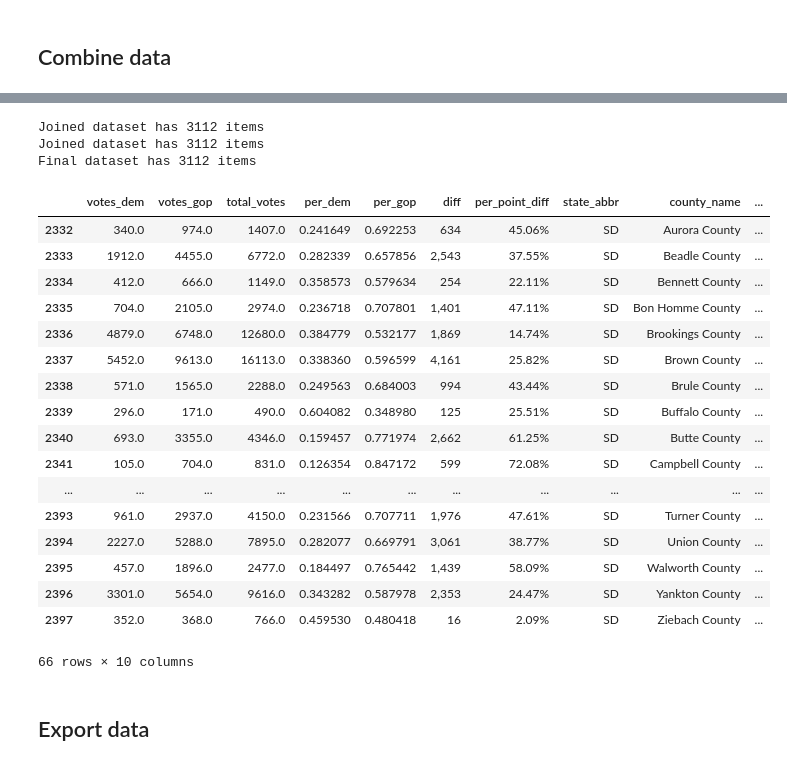
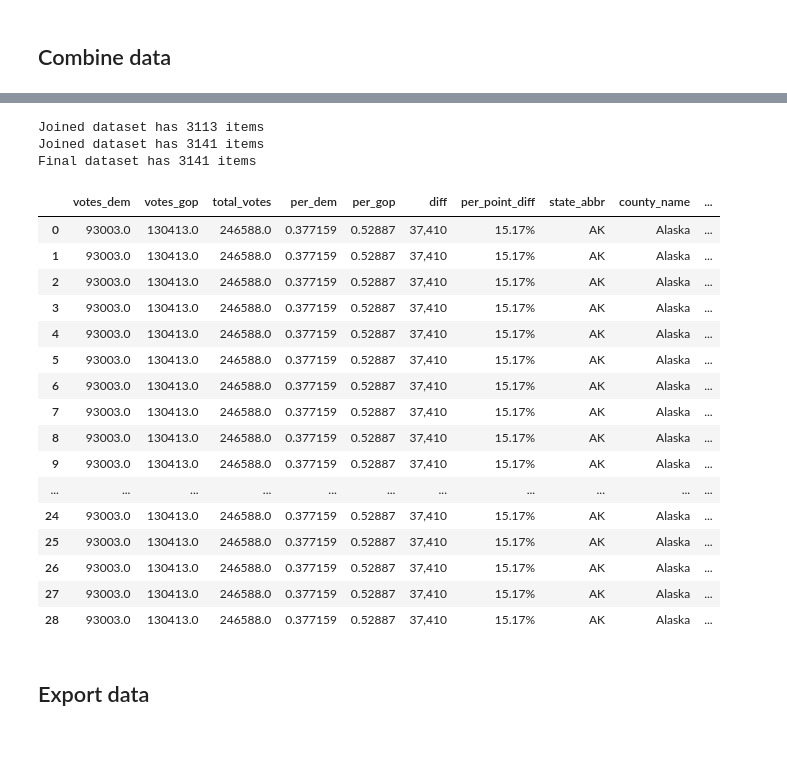
Before and after one commit to tonmcg/US_County_Level_Election_Results_08-20, a Jupyter notebook: 2016_US_County_Level_Presidential_Results.ipynb, the cells around one changed output, grey strips where cells are left out. Cells and saved outputs as stored; diff of their text form; code cells hidden in the pictures.

```diff
--- a/2016_US_County_Level_Presidential_Results.ipynb
+++ b/2016_US_County_Level_Presidential_Results.ipynb
@@ -165,5 +153,7 @@ census.head()
 | 4 | AL | 01 | 009 | Blount County | H1 |
 # %%
 # view by state
-census[(census['state_abbr'] == 'NV') & (census['county_name'] == 'Carson City')]
+ak_counties = census[(census['state_abbr'] == 'AK')].shape[0]
+print(ak_counties)
+census[(census['state_abbr'] == 'AK')]
 # %% [output]
@@ -200,6 +206,12 @@ census[(census['state_abbr'] == 'SD')]
 | 2426 | SD | 46 | 135 | Yankton County | H1 |
 | 2427 | SD | 46 | 137 | Ziebach County | H1 |
 66 rows × 5 columns
+# %%
+# state of Alaska reports results at the precinct and state level; no county level data available
+# report results as the states level;
+# ugly fix to get townhall results and census counties to work together
+# future plan: roll up precinct-level results to the county level
+census.loc[(census['state_abbr'] == 'AK'),'county_name'] = 'Alaska'
 # %%
 # change county_name values in townhall data to match 'county_name' values for C7 fips class code cities
 # get and transform C7 city names
@@ -291,0 +304,4 @@ Joined dataset has 14306 items
+# %%
+# scale Alaska by number of counties
+combined.loc[(combined['state_abbr'] == 'AK'),'votes_total'] = (combined['votes_total'][combined['state_abbr'] == 'AK']/ak_counties).astype(int)
+combined[combined['state_abbr'] == 'AK']
@@ -339,54 +360,53 @@ combined_pivot
 # add percentages for each R and D of total votes
 # calculate percentage of total vote per major candidates
 combined_pivot['per_dem'] = combined_pivot['votes_dem'] / combined_pivot['total_votes']
 combined_pivot['per_gop'] = combined_pivot['votes_gop'] / combined_pivot['total_votes']
 combined_pivot['diff'] = abs(combined_pivot['votes_gop'] - combined_pivot['votes_dem']).map('{:,.0f}'.format)
 combined_pivot['per_point_diff'] = abs(combined_pivot['per_dem'] - combined_pivot['per_gop']).map('{:,.2%}'.format)
 
 combined_pivot
 
 # join pivotted and unpivotted data
 right = census.set_index('combined')
 # left = combined_pivot.set_index('combined')
 
 county_level_final = combined_pivot.join(right, lsuffix='', rsuffix='_r')
 county_level_final = county_level_final.reset_index()
 print('Joined dataset has ' + str(county_level_final.shape[0]) + ' items')
 county_level_final
 
 # create FIPS columns for visualizations
 county_level_final['combined_fips'] = county_level_final['state_fips'].apply(lambda x: x.lstrip('0')) + county_level_final['county_fips']
 county_level_final
 
 # drop irrelevant columns
 county_level_final = county_level_final.drop(['combined','county_fips','state_fips','fips_class_code'], axis=1)
 print('Final dataset has ' + str(county_level_final.shape[0]) + ' items')
 county_level_final
 
 # view data by selected state
-county_level_final[(county_level_final['state_abbr'] == 'SD')]
+county_level_final[(county_level_final['state_abbr'] == 'AK')]
 # %% [output]
-Joined dataset has 3112 items
-Joined dataset has 3112 items
-Final dataset has 3112 items
+Joined dataset has 3113 items
+Joined dataset has 3141 items
+Final dataset has 3141 items
 |  | votes_dem | votes_gop | total_votes | per_dem | per_gop | diff | per_point_diff | state_abbr | county_name | ... |
-| 2332 | 340.0 | 974.0 | 1407.0 | 0.241649 | 0.692253 | 634 | 45.06% | SD | Aurora County | ... |
-| 2333 | 1912.0 | 4455.0 | 6772.0 | 0.282339 | 0.657856 | 2,543 | 37.55% | SD | Beadle County | ... |
-| 2334 | 412.0 | 666.0 | 1149.0 | 0.358573 | 0.579634 | 254 | 22.11% | SD | Bennett County | ... |
-| 2335 | 704.0 | 2105.0 | 2974.0 | 0.236718 | 0.707801 | 1,401 | 47.11% | SD | Bon Homme County | ... |
-| 2336 | 4879.0 | 6748.0 | 12680.0 | 0.384779 | 0.532177 | 1,869 | 14.74% | SD | Brookings County | ... |
-| 2337 | 5452.0 | 9613.0 | 16113.0 | 0.338360 | 0.596599 | 4,161 | 25.82% | SD | Brown County | ... |
-| 2338 | 571.0 | 1565.0 | 2288.0 | 0.249563 | 0.684003 | 994 | 43.44% | SD | Brule County | ... |
-| 2339 | 296.0 | 171.0 | 490.0 | 0.604082 | 0.348980 | 125 | 25.51% | SD | Buffalo County | ... |
-| 2340 | 693.0 | 3355.0 | 4346.0 | 0.159457 | 0.771974 | 2,662 | 61.25% | SD | Butte County | ... |
-| 2341 | 105.0 | 704.0 | 831.0 | 0.126354 | 0.847172 | 599 | 72.08% | SD | Campbell County | ... |
+| 0 | 93003.0 | 130413.0 | 246588.0 | 0.377159 | 0.52887 | 37,410 | 15.17% | AK | Alaska | ... |
+| 1 | 93003.0 | 130413.0 | 246588.0 | 0.377159 | 0.52887 | 37,410 | 15.17% | AK | Alaska | ... |
+| 2 | 93003.0 | 130413.0 | 246588.0 | 0.377159 | 0.52887 | 37,410 | 15.17% | AK | Alaska | ... |
+| 3 | 93003.0 | 130413.0 | 246588.0 | 0.377159 | 0.52887 | 37,410 | 15.17% | AK | Alaska | ... |
+| 4 | 93003.0 | 130413.0 | 246588.0 | 0.377159 | 0.52887 | 37,410 | 15.17% | AK | Alaska | ... |
+| 5 | 93003.0 | 130413.0 | 246588.0 | 0.377159 | 0.52887 | 37,410 | 15.17% | AK | Alaska | ... |
+| 6 | 93003.0 | 130413.0 | 246588.0 | 0.377159 | 0.52887 | 37,410 | 15.17% | AK | Alaska | ... |
+| 7 | 93003.0 | 130413.0 | 246588.0 | 0.377159 | 0.52887 | 37,410 | 15.17% | AK | Alaska | ... |
+| 8 | 93003.0 | 130413.0 | 246588.0 | 0.377159 | 0.52887 | 37,410 | 15.17% | AK | Alaska | ... |
+| 9 | 93003.0 | 130413.0 | 246588.0 | 0.377159 | 0.52887 | 37,410 | 15.17% | AK | Alaska | ... |
 | ... | ... | ... | ... | ... | ... | ... | ... | ... | ... | ... |
-| 2393 | 961.0 | 2937.0 | 4150.0 | 0.231566 | 0.707711 | 1,976 | 47.61% | SD | Turner County | ... |
-| 2394 | 2227.0 | 5288.0 | 7895.0 | 0.282077 | 0.669791 | 3,061 | 38.77% | SD | Union County | ... |
-| 2395 | 457.0 | 1896.0 | 2477.0 | 0.184497 | 0.765442 | 1,439 | 58.09% | SD | Walworth County | ... |
-| 2396 | 3301.0 | 5654.0 | 9616.0 | 0.343282 | 0.587978 | 2,353 | 24.47% | SD | Yankton County | ... |
-| 2397 | 352.0 | 368.0 | 766.0 | 0.459530 | 0.480418 | 16 | 2.09% | SD | Ziebach County | ... |
+| 24 | 93003.0 | 130413.0 | 246588.0 | 0.377159 | 0.52887 | 37,410 | 15.17% | AK | Alaska | ... |
+| 25 | 93003.0 | 130413.0 | 246588.0 | 0.377159 | 0.52887 | 37,410 | 15.17% | AK | Alaska | ... |
+| 26 | 93003.0 | 130413.0 | 246588.0 | 0.377159 | 0.52887 | 37,410 | 15.17% | AK | Alaska | ... |
+| 27 | 93003.0 | 130413.0 | 246588.0 | 0.377159 | 0.52887 | 37,410 | 15.17% | AK | Alaska | ... |
+| 28 | 93003.0 | 130413.0 | 246588.0 | 0.377159 | 0.52887 | 37,410 | 15.17% | AK | Alaska | ... |
-66 rows × 10 columns
 # %% [markdown]
 ## Export data
 # %%
```
Also changed, not shown: parts of 6 cells of this notebook, 1 other file.
